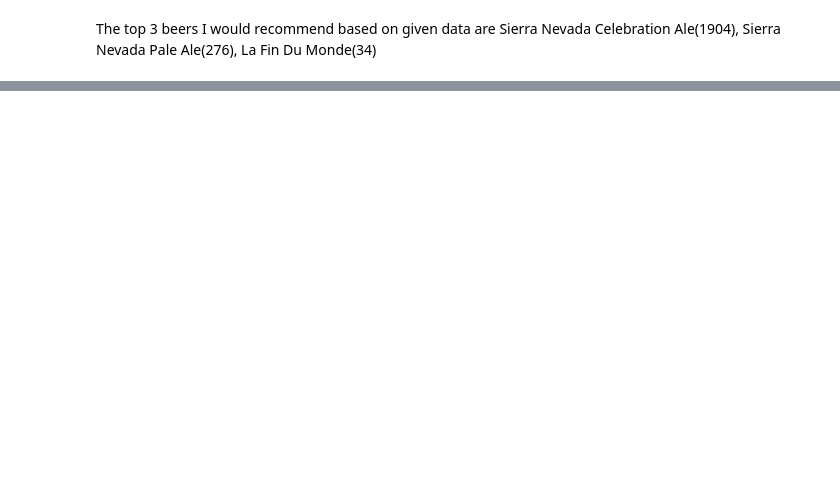
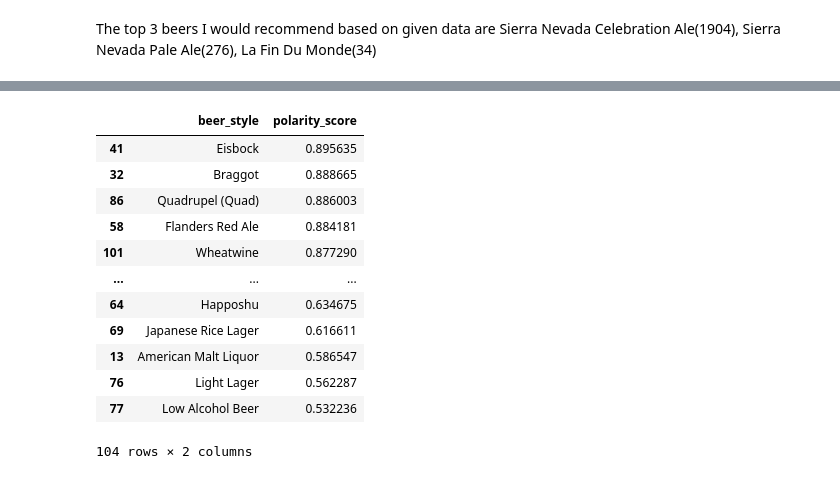
Before and after one commit to 0096uk/0096uk, a Jupyter notebook: evolent_health_project.ipynb, the cells around one changed output, grey strips where cells are left out. Cells and saved outputs as stored; diff of their text form; code cells hidden in the pictures; blank space fills up the shorter version.

```diff
--- a/evolent_health_project.ipynb
+++ b/evolent_health_project.ipynb
@@ -533,0 +689,3 @@ Sierra Nevada Celebration Ale(1904), Sierra Nevada Pale Ale(276), La Fin Du Mond
+# %%
+new_df = df.groupby('beer_style').agg({'polarity_score': np.mean})
+new_df
@@ -533,0 +707,17 @@ Sierra Nevada Celebration Ale(1904), Sierra Nevada Pale Ale(276), La Fin Du Mond
+# %%
+new_df = pd.DataFrame(new_df.reset_index()).sort_values(['polarity_score', ], ascending=[False])
+new_df
+# %% [output]
+|  | beer_style | polarity_score |
+| 41 | Eisbock | 0.895635 |
+| 32 | Braggot | 0.888665 |
+| 86 | Quadrupel (Quad) | 0.886003 |
+| 58 | Flanders Red Ale | 0.884181 |
+| 101 | Wheatwine | 0.877290 |
+| ... | ... | ... |
+| 64 | Happoshu | 0.634675 |
+| 69 | Japanese Rice Lager | 0.616611 |
+| 13 | American Malt Liquor | 0.586547 |
+| 76 | Light Lager | 0.562287 |
+| 77 | Low Alcohol Beer | 0.532236 |
+104 rows × 2 columns
```
Also changed, not shown: parts of 15 cells of this notebook.
